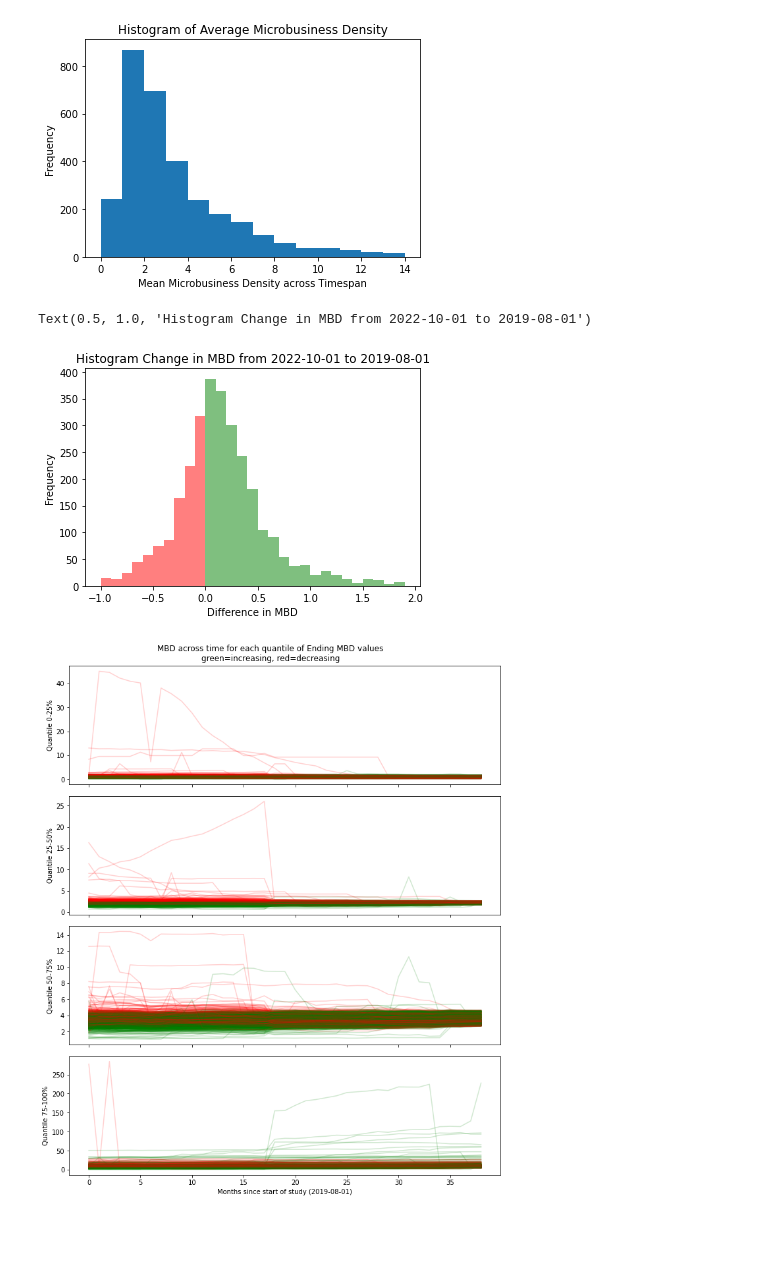
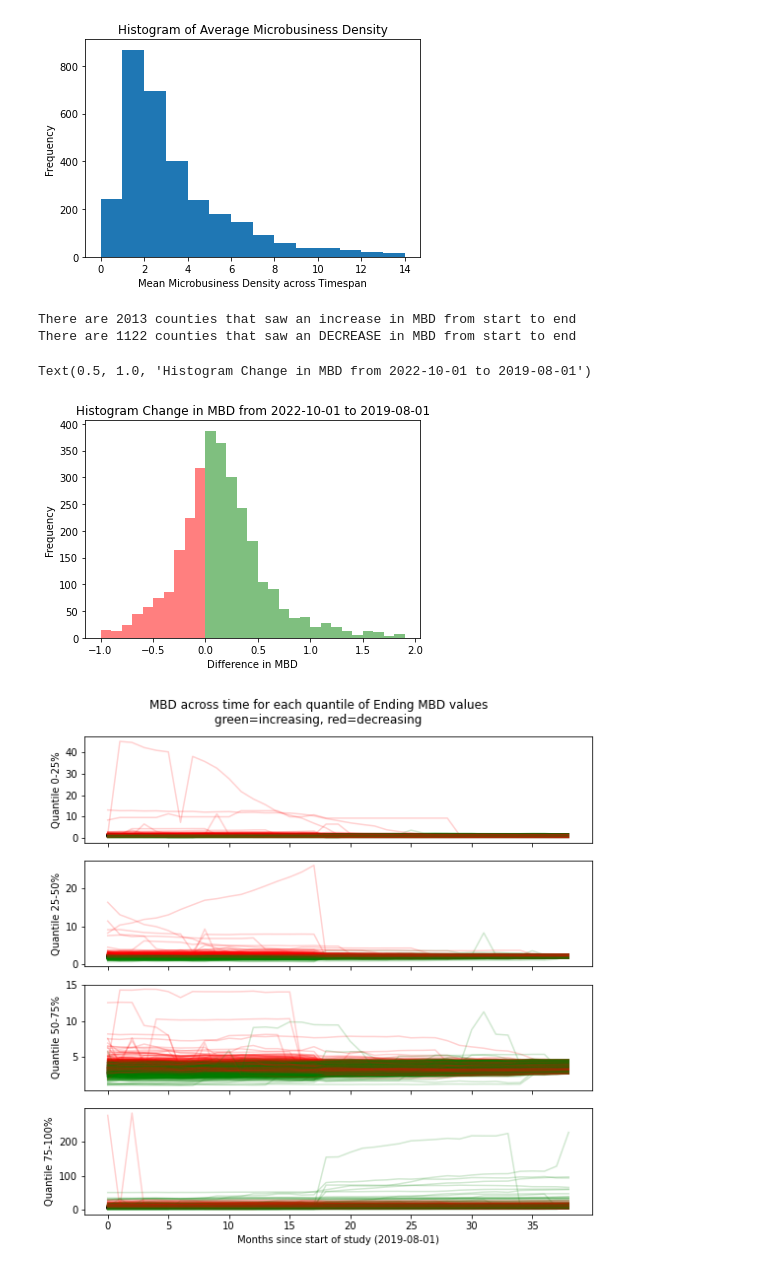
Before and after one commit to nic-hooper/microbusiness_density, a Jupyter notebook: Cody_visualizations.ipynb, the cells around one changed output. Cells and saved outputs as stored; diff of their text form; code cells hidden in the pictures; blank space fills up the shorter version.

Commit message:
Checking in new graphic

```diff
--- a/Cody_visualizations.ipynb
+++ b/Cody_visualizations.ipynb
@@ -125,6 +125,9 @@ counties_with_increase = mbd_by_county['mbd_delta_sign'].sum()
 # count the negatives
 counties_with_decrease = (~mbd_by_county['mbd_delta_sign']).sum()
 
+print('There are {} counties that saw an increase in MBD from start to end'.format(counties_with_increase))
+print('There are {} counties that saw an DECREASE in MBD from start to end'.format(counties_with_decrease))
+
 delta_bins = np.arange(-1,2,0.1)
 # plot counties with increase in MBD
 plt.hist(mbd_by_county[mbd_by_county['mbd_delta_sign']]['mbd_delta'], color='green', alpha=0.5, bins=delta_bins)
@@ -137,7 +140,9 @@ plt.xlabel('Difference in MBD')
 plt.ylabel('Frequency')
 plt.title('Histogram Change in MBD from 2022-10-01 to 2019-08-01')
 # %% [output]
-Text(0.5, 1.0, 'Histogram Change in MBD from 2022-10-01 to 2019-08-01')
+There are 2013 counties that saw an increase in MBD from start to end
+There are 1122 counties that saw an DECREASE in MBD from start to end
+Text(0.5, 1.0, 'Histogram Change in MBD from 2022-10-01 to 2019-08-01')
 [figure]
 # %%
 #%% plot x=months(0-39) vs y=MBD of all counties
@@ -150,7 +155,7 @@ mbd_by_county['final_mbd_quantile'] = pd.qcut(mbd_by_county['last_mbd'], q=num_q
 
 
 
-fig, axs = plt.subplots(num_q,1, sharex=True, sharey=False, figsize=(10,12))
+fig, axs = plt.subplots(num_q,1, sharex=True, sharey=False, figsize=(8,8))
 for q in range(num_q):
     # row = q // 2
     # col = q % 2
@@ -163,31 +168,31 @@ for q in range(num_q):
         else:
             color = 'red'
         axs[q].plot(this_cfip['date_order'], this_cfip['mbd'], alpha=0.18, color=color, label=f'Quantile {q+1}')
         axs[q].set_label('MBD')
 
 plt.suptitle('MBD across time for each quantile of Ending MBD values\ngreen=increasing, red=decreasing')
 axs[q].set_xlabel('Months since start of study (2019-08-01)')
 axs[0].set_ylabel('Quantile 0-25%')
 axs[1].set_ylabel('Quantile 25-50%')
 axs[2].set_ylabel('Quantile 50-75%')
 axs[3].set_ylabel('Quantile 75-100%')
 
 # plt.subtitle('Line Graph for Each Quantile Rank')
 plt.xticks(range(0, last_date_order + 1, 5))
 plt.tight_layout()
 plt.show()
 # cfips = list(mbd_by_county.index)
 # for cfip in cfips[0:100]:
 #     this_cfip = mbd[mbd['cfips'] == cfip]
 #     slope = mbd_by_county.loc[cfip,'slope']
 #     if slope > 0:
 #         color = 'green'
 #     else:
 #         color = 'red'
 #     plt.plot(this_cfip['date_order'], this_cfip['mbd'], alpha=0.18, color=color)
 
 # plt.xlabel('Months since start of study (2019-08-01)')
 # plt.ylabel('Microbusiness''s per 100 people')
 # plt.title('Microbusiness density of each County')
 # %% [output]
-[figure, old version]
+[figure, new version]
```
Also changed, not shown: parts of 1 cell of this notebook, 1 other file.
